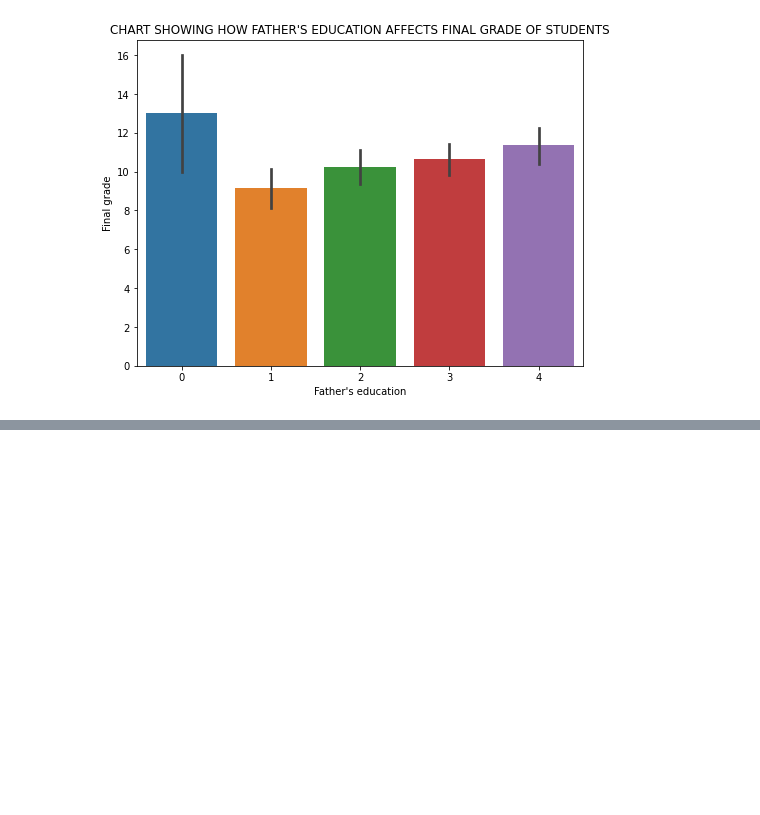
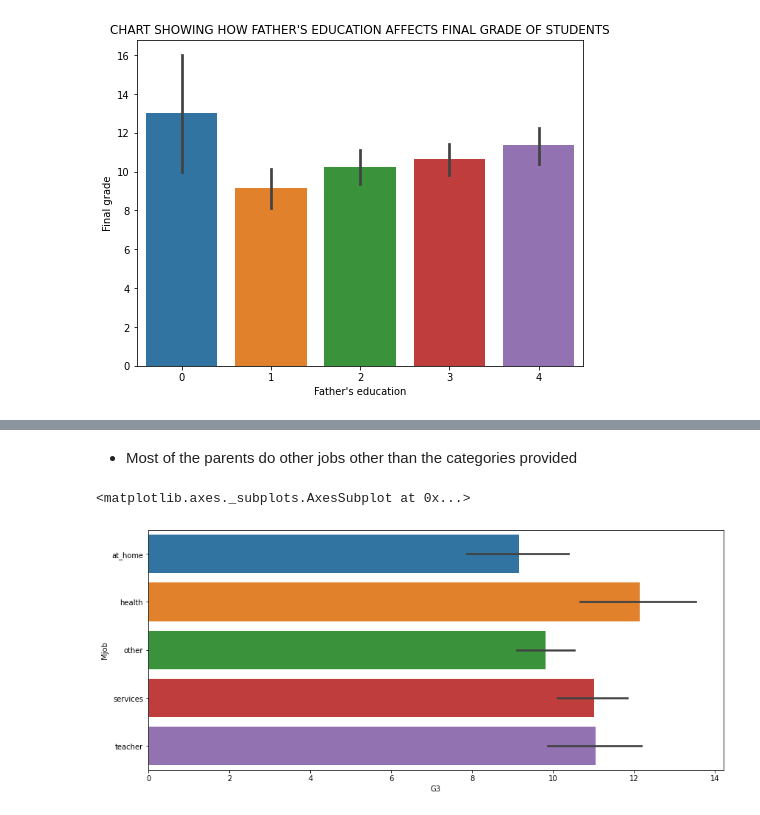
Before and after one commit to devchoplife/Students-grades, a Jupyter notebook: portuguese_students_grade_analysis.ipynb, the cells around one changed output, grey strips where cells are left out. Cells and saved outputs as stored; diff of their text form; code cells hidden in the pictures; blank space fills up the shorter version.

```diff
--- a/portuguese_students_grade_analysis.ipynb
+++ b/portuguese_students_grade_analysis.ipynb
@@ -412,0 +428,8 @@ plt.show()
+# %% [markdown]
+* Most of the parents do other jobs other than the categories provided
+# %%
+plt.figure(figsize = (14, 6))
+sns.barplot('G3', 'Mjob', data = grades)
+# %% [output]
+<matplotlib.axes._subplots.AxesSubplot at 0x...>
+[figure, added]
```
Also changed, not shown: parts of 12 cells of this notebook.
